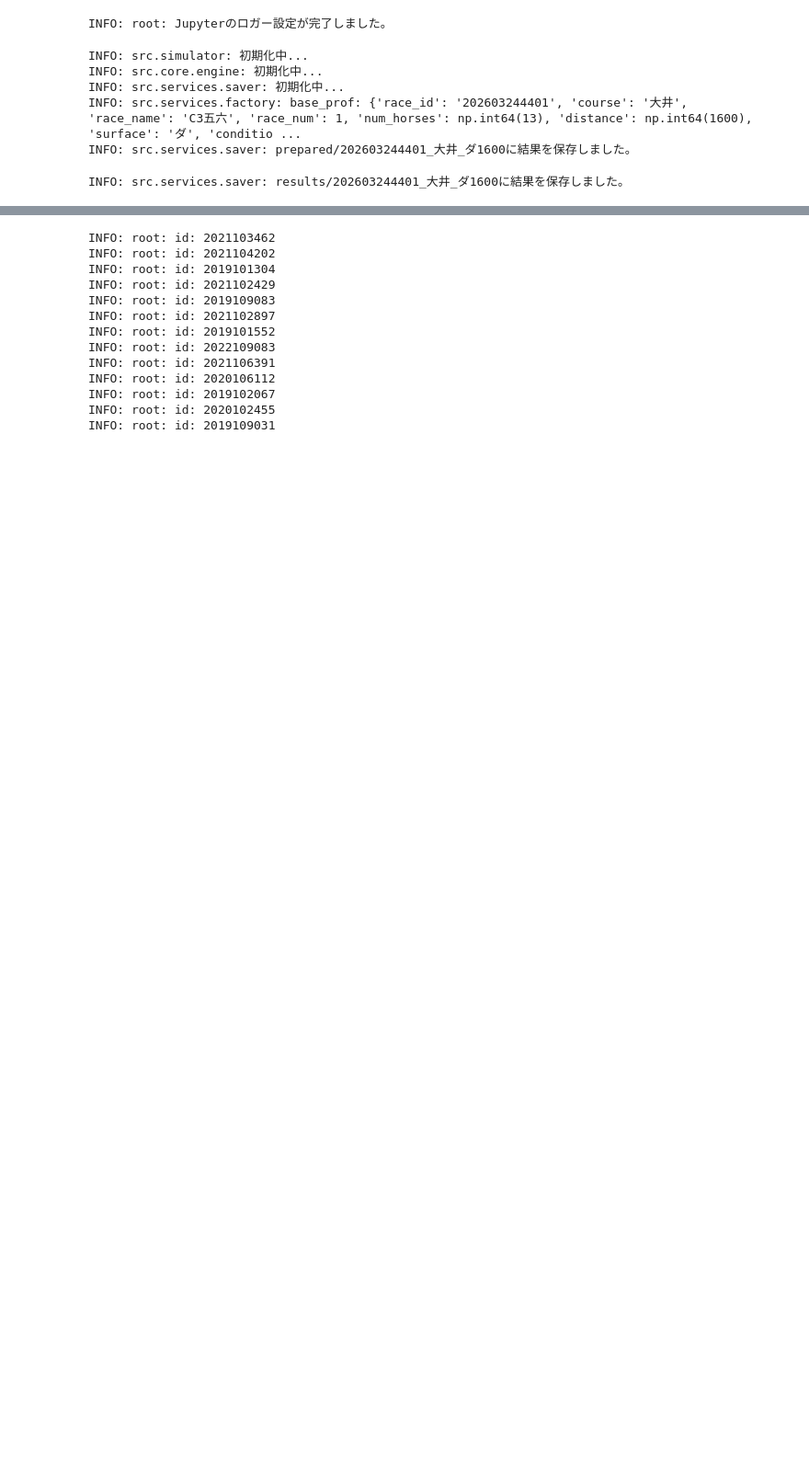
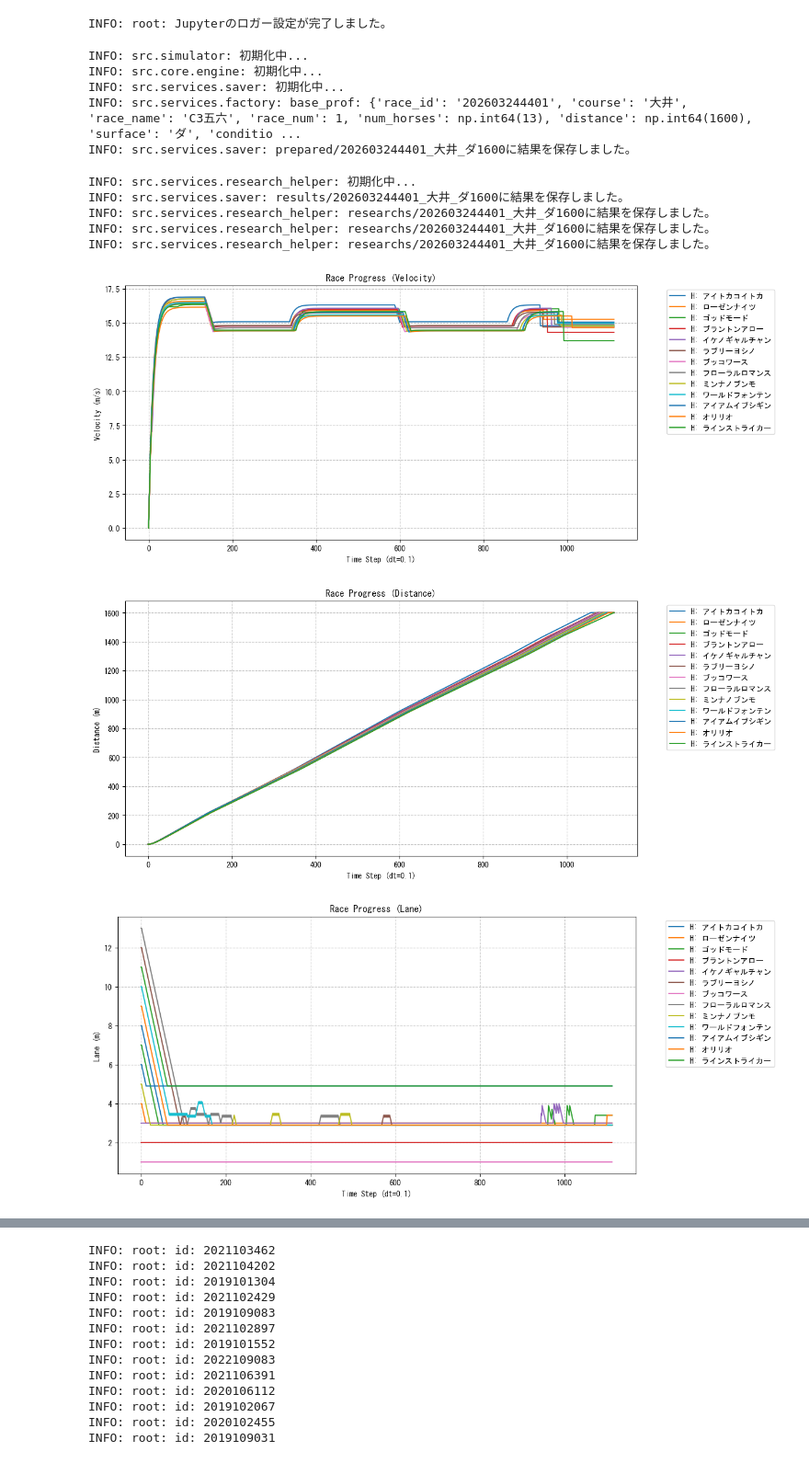
Before and after one commit to My-Game-Manage/NKSimulator, a Jupyter notebook: notebooks/experimental_lab.ipynb, the cells around one changed output, grey strips where cells are left out. Shown at 92% size. Drawn from its saved outputs; the diff is of its cells as text; code cells hidden in the pictures; blank space fills up the shorter version.

```diff
--- a/notebooks/experimental_lab.ipynb
+++ b/notebooks/experimental_lab.ipynb
@@ -55,12 +55,34 @@ INFO: src.services.saver: 初期化中...
 INFO: src.services.factory: base_prof: {'race_id': '202603244401', 'course': '大井', 'race_name': 'C3五六', 'race_num': 1, 'num_horses': np.int64(13), 'distance': np.int64(1600), 'surface': 'ダ', 'conditio ...
 INFO: src.services.saver: prepared/202603244401_大井_ダ1600に結果を保存しました。
 # %%
+# 検証用
+from src.services.research_helper import ResearchResultSaver
+
+sim.attach(ResearchResultSaver())
+
 # レース実行
-history = sim._run_single_race(info_list[0])
+history = sim._run_single_race(race_info)
 
 sim.notify(RaceEvent.FINISH, {'data': race_info, 'history': history})
 # %% [output]
+INFO: src.services.research_helper: 初期化中...
 INFO: src.services.saver: results/202603244401_大井_ダ1600に結果を保存しました。
+INFO: src.services.research_helper: researchs/202603244401_大井_ダ1600に結果を保存しました。
+INFO: src.services.research_helper: researchs/202603244401_大井_ダ1600に結果を保存しました。
+INFO: src.services.research_helper: researchs/202603244401_大井_ダ1600に結果を保存しました。
+# %%
+# プロット描写
+from src.services.research_helper import RaceResultPlotter
+
+plotter = RaceResultPlotter(race_info.profile, history)
+
+plotter.plot_race_velocity()
+plotter.plot_race_distance()
+plotter.plot_race_lane()
+# %% [output]
+[figure, added]
+[figure, added]
+[figure, added]
 # %%
 import matplotlib.pyplot as plt
 import matplotlib
```
Also changed, not shown: parts of 2 cells of this notebook, 4 other files.
